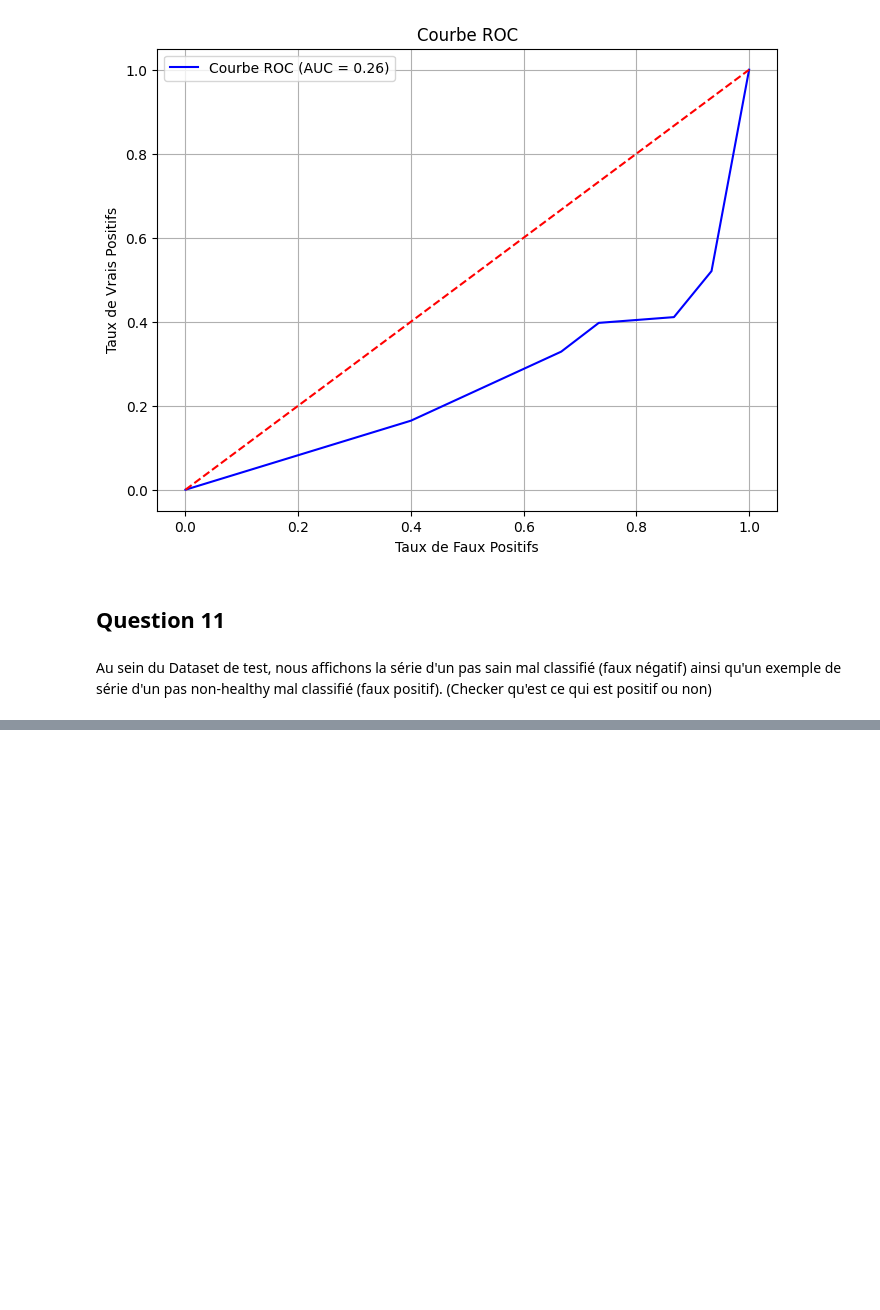
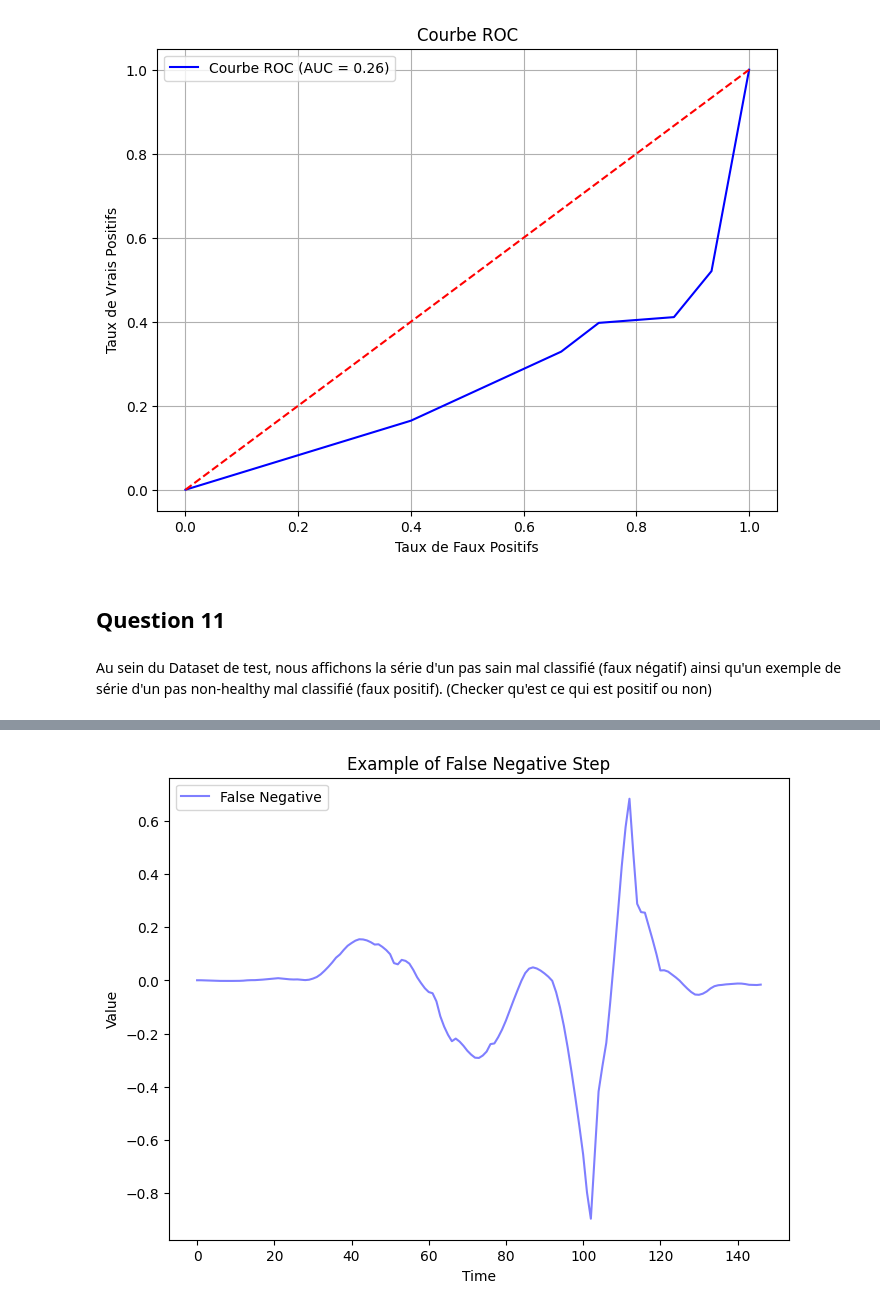
Before and after one commit to NailKhelifa/MVA_Times_Series_ML_Homeworks, a Jupyter notebook: Assignment 1/Assignment 1 - ML for TS (MVA).ipynb, the cells around one changed output, grey strips where cells are left out. Cells and saved outputs as stored; diff of their text form; code cells hidden in the pictures; blank space fills up the shorter version.

```diff
--- a/Assignment 1/Assignment 1 - ML for TS (MVA).ipynb
+++ b/Assignment 1/Assignment 1 - ML for TS (MVA).ipynb
@@ -464,0 +417,12 @@ plt.show()
+# %%
+fig, ax = plt.subplots(figsize=(8, 6))
+
+ax.plot(false_negative_series[0, :, 0], label='False Negative', color='blue', alpha=0.5)
+ax.set_title('Example of False Negative Step')
+ax.set_xlabel('Time')
+ax.set_ylabel('Value')
+ax.legend('False Negative')
+plt.legend()
+plt.show()
+# %% [output]
+[figure, added]
```
Also changed, not shown: parts of 6 cells of this notebook.
